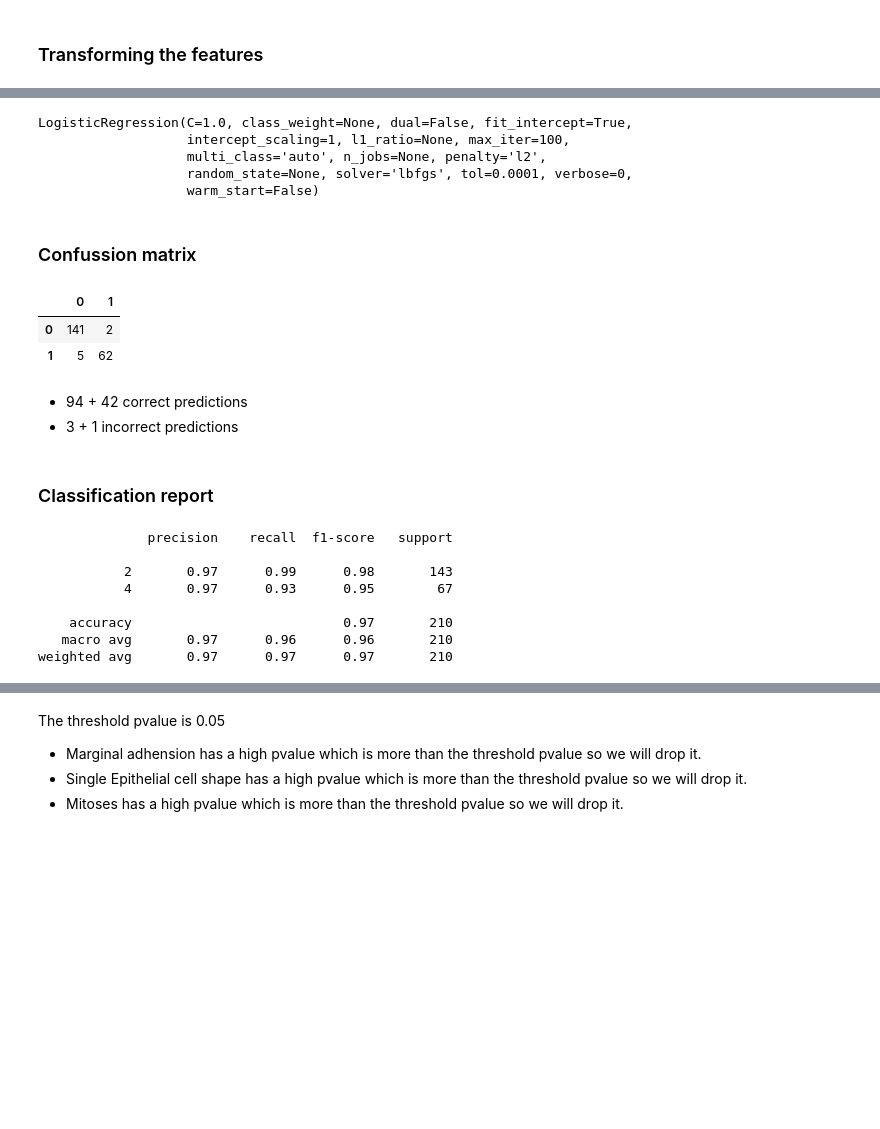
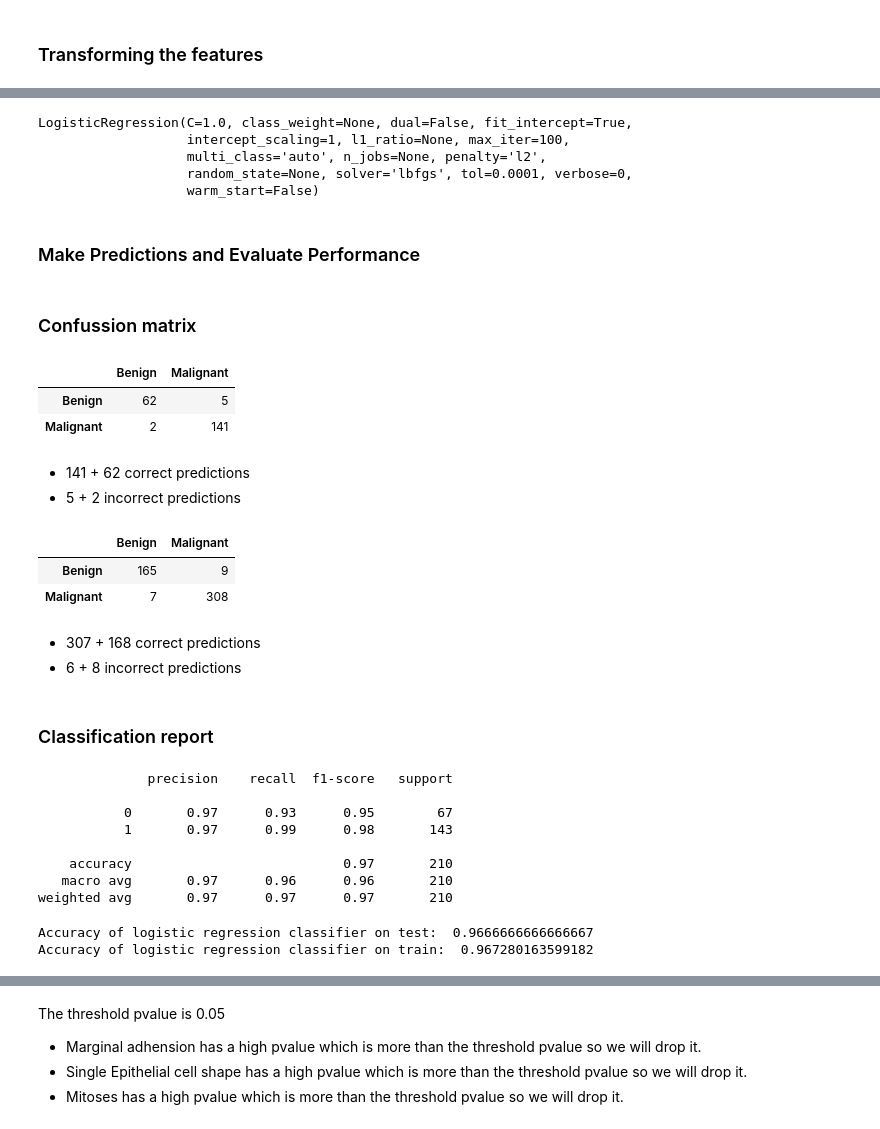
Before and after one commit to jbmasemza/predict_breast_cancer, a Jupyter notebook: breast_cancer_predictor.ipynb, the cells around one changed output, grey strips where cells are left out. Drawn from its saved outputs; the diff is of its cells as text; code cells hidden in the pictures; blank space fills up the shorter version.

```diff
--- a/breast_cancer_predictor.ipynb
+++ b/breast_cancer_predictor.ipynb
@@ -31,6 +39,11 @@ column_names = {0: "id number", 1: "Clump Thickness", 2: "Uniformity of Cell Siz
 
 
 df = df.rename(columns=column_names)
+
+
+# Converting Class entries to binary
+df['Class'] = df['Class'].replace([2,4], [1,0])
+
 df.head()
 # %% [output]
 |  | id number | Clump Thickness | Uniformity of Cell Size | Uniformity of Cell Shape | Marginal Adhesion | ... |
@@ -171,10 +184,9 @@ rescaledX_test = scaler.fit_transform(X_test)
 # %%
 model = LogisticRegression()
+model.fit(rescaledX_train,y_train)
+# %% [output]
+LogisticRegression(C=1.0, class_weight=None, dual=False, fit_intercept=True,
+                   intercept_scaling=1, l1_ratio=None, max_iter=100,
+                   multi_class='auto', n_jobs=None, penalty='l2',
+                   random_state=None, solver='lbfgs', tol=0.0001, verbose=0,
+                   warm_start=False)
-# %%
-model.fit(X_train,y_train)
-# %% [output]
-LogisticRegression(C=1.0, class_weight=None, dual=False, fit_intercept=True,
-                   intercept_scaling=1, l1_ratio=None, max_iter=100,
-                   multi_class='auto', n_jobs=None, penalty='l2',
-                   random_state=None, solver='lbfgs', tol=0.0001, verbose=0,
-                   warm_start=False)
@@ -184,14 +193,31 @@ predict_model = model.predict(X_test)
+# %% [markdown]
+### Make Predictions and Evaluate Performance
+# %%
+# predict instances for test and train
+predict_model = model.predict(rescaledX_test)
+pred_model = model.predict(rescaledX_train)
 # %% [markdown]
 ### Confussion matrix
 # %%
-pd.DataFrame(data=confusion_matrix(y_test, predict_model))
+labels = ['Benign', ' Malignant']
+
+pd.DataFrame(data=confusion_matrix(y_test, predict_model), index=labels, columns=labels)
 # %% [output]
-|  | 0 | 1 |
-| 0 | 141 | 2 |
-| 1 | 5 | 62 |
+|  | Benign | Malignant |
+| Benign | 62 | 5 |
+| Malignant | 2 | 141 |
 # %% [markdown]
-- 94 + 42 correct predictions
-- 3 + 1 incorrect predictions
+- 141 + 62 correct predictions
+- 5 + 2 incorrect predictions
+# %%
+pd.DataFrame(data=confusion_matrix(y_train, pred_model), index=labels, columns=labels)
+# %% [output]
+|  | Benign | Malignant |
+| Benign | 165 | 9 |
+| Malignant | 7 | 308 |
+# %% [markdown]
+- 307 + 168 correct predictions
+- 6 + 8 incorrect predictions
 # %% [markdown]
 ### Classification report
 # %%
@@ -200,12 +226,20 @@ print(classification_report(y_test, predict_model))
 # %% [output]
               precision    recall  f1-score   support
 
-           2       0.97      0.99      0.98       143
-           4       0.97      0.93      0.95        67
+           0       0.97      0.93      0.95        67
+           1       0.97      0.99      0.98       143
 
     accuracy                           0.97       210
    macro avg       0.97      0.96      0.96       210
 weighted avg       0.97      0.97      0.97       210
+# %%
+# Get the accuracy score of logreg model and print it
+print("Accuracy of logistic regression classifier on test: ", model.score(rescaledX_test, y_test))
+
+print("Accuracy of logistic regression classifier on train: ", model.score(rescaledX_train, y_train))
+# %% [output]
+Accuracy of logistic regression classifier on test:  0.9666666666666667
+Accuracy of logistic regression classifier on train:  0.967280163599182
 # %%
 #Adding constant column
 X1 = sm.add_constant(X)
```
Also changed, not shown: parts of 12 cells of this notebook.
